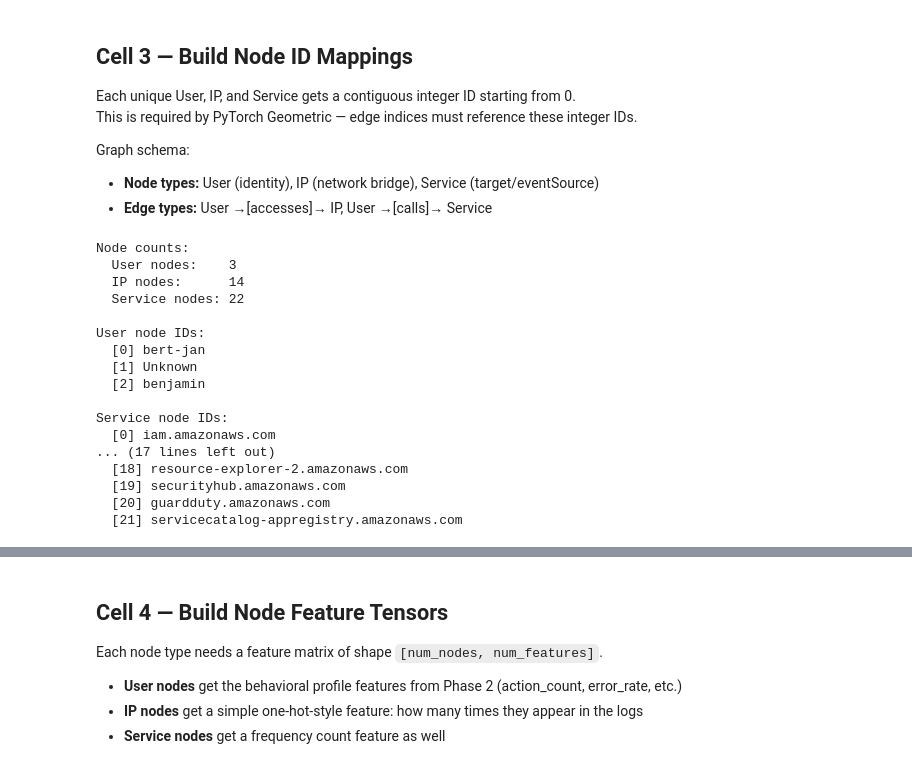
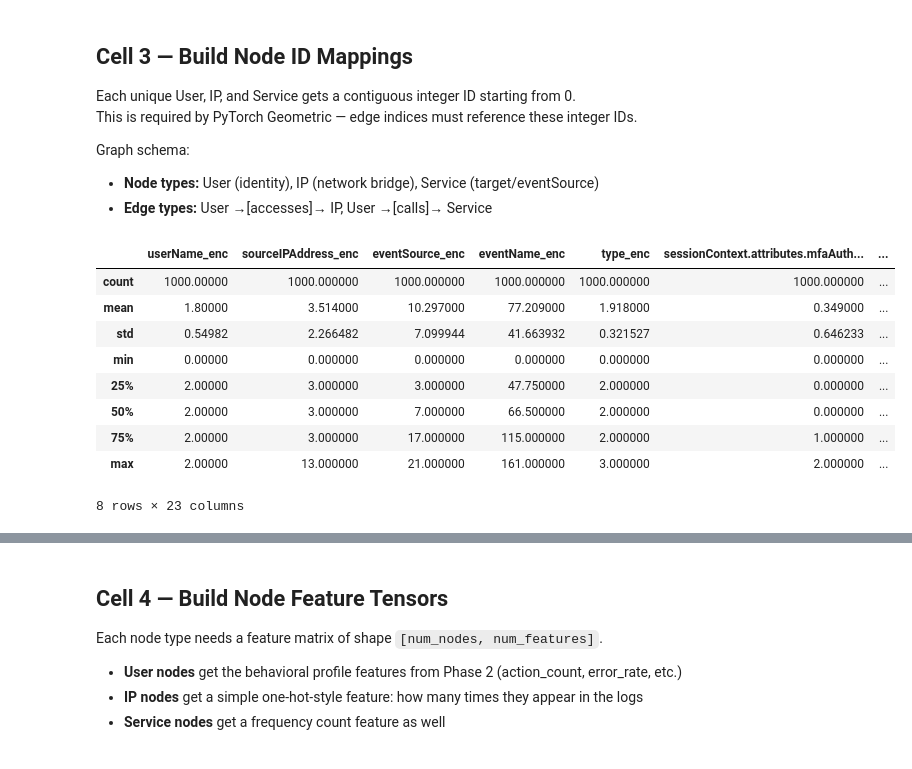
Before and after one commit to Philbert72/federated-hgnn-anomaly-detection, a Jupyter notebook: Notebooks/Phase3_Graph_Construction.ipynb, the cells around one changed output, grey strips where cells are left out. Drawn from its saved outputs; the diff is of its cells as text; code cells hidden in the pictures.

```diff
--- a/Notebooks/Phase3_Graph_Construction.ipynb
+++ b/Notebooks/Phase3_Graph_Construction.ipynb
@@ -56,7 +56,7 @@ import os
 
 
 # update these paths to match your local setup
-INPUT_PATH = os.path.expanduser("~/Downloads/federated-hgnn-anomaly-detection/Dataset/Processed/features_enriched.csv")
+INPUT_PATH = os.path.expanduser("~/Downloads/federated-hgnn-anomaly-detection/Dataset/Processed/features.csv")
 OUTPUT_PATH = os.path.expanduser("~/Downloads/federated-hgnn-anomaly-detection/Dataset/Processed/graph_data.pt")
 
 df = pd.read_csv(INPUT_PATH)
@@ -76,45 +76,17 @@ Graph schema:
 # %%
 # Re-read from phase 1 output to get original string columns for node mapping
 PHASE1_PATH = os.path.expanduser("~/Downloads/federated-hgnn-anomaly-detection/Dataset/Processed/df_identity_clean.csv")
 df_raw = pd.read_csv(PHASE1_PATH)
 
-# Build unique node sets
-unique_users = df_raw['userName'].dropna().unique()
-unique_ips = df_raw['sourceIPAddress'].dropna().unique()
-unique_services = df_raw['eventSource'].dropna().unique()
-
-# Create string -> integer mappings
-user_to_id = {name: idx for idx, name in enumerate(unique_users)}
-ip_to_id = {ip: idx for idx, ip in enumerate(unique_ips)}
-service_to_id = {svc: idx for idx, svc in enumerate(unique_services)}
-
-print(f"Node counts:")
-print(f"  User nodes:    {len(user_to_id)}")
-print(f"  IP nodes:      {len(ip_to_id)}")
-print(f"  Service nodes: {len(service_to_id)}")
-
-print(f"\nUser node IDs:")
-for name, idx in user_to_id.items():
-    print(f"  [{idx}] {name}")
-
-print(f"\nService node IDs:")
-for svc, idx in service_to_id.items():
-    print(f"  [{idx}] {svc}")
+df.describe()
 # %% [output]
+|  | userName_enc | sourceIPAddress_enc | eventSource_enc | eventName_enc | type_enc | sessionContext.attributes.mfaAuth... | ... |
+| count | 1000.00000 | 1000.000000 | 1000.000000 | 1000.000000 | 1000.000000 | 1000.000000 | ... |
+| mean | 1.80000 | 3.514000 | 10.297000 | 77.209000 | 1.918000 | 0.349000 | ... |
+| std | 0.54982 | 2.266482 | 7.099944 | 41.663932 | 0.321527 | 0.646233 | ... |
+| min | 0.00000 | 0.000000 | 0.000000 | 0.000000 | 0.000000 | 0.000000 | ... |
+| 25% | 2.00000 | 3.000000 | 3.000000 | 47.750000 | 2.000000 | 0.000000 | ... |
+| 50% | 2.00000 | 3.000000 | 7.000000 | 66.500000 | 2.000000 | 0.000000 | ... |
+| 75% | 2.00000 | 3.000000 | 17.000000 | 115.000000 | 2.000000 | 1.000000 | ... |
+| max | 2.00000 | 13.000000 | 21.000000 | 161.000000 | 3.000000 | 2.000000 | ... |
-Node counts:
-  User nodes:    3
-  IP nodes:      14
-  Service nodes: 22
-
-User node IDs:
-  [0] bert-jan
-  [1] Unknown
-  [2] benjamin
-
-Service node IDs:
-  [0] iam.amazonaws.com
-... (17 lines left out)
-  [18] resource-explorer-2.amazonaws.com
-  [19] securityhub.amazonaws.com
-  [20] guardduty.amazonaws.com
-  [21] servicecatalog-appregistry.amazonaws.com
+8 rows × 23 columns
```
Also changed, not shown: parts of 4 cells of this notebook, 13 other files.
